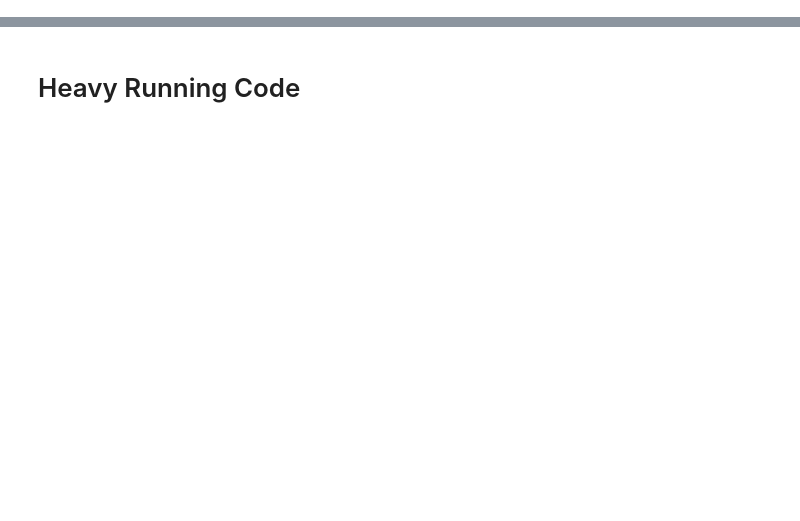
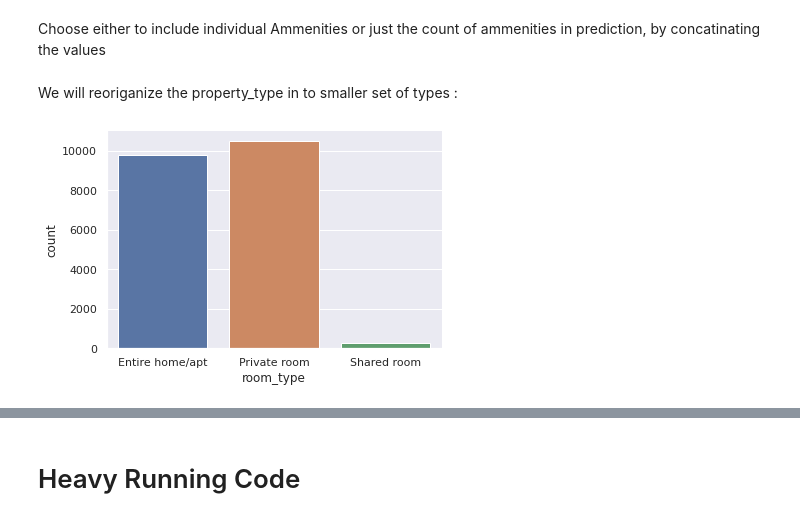
Before and after one commit to arunhiremath92/Airbnb-Price-Prediction, a Jupyter notebook: arun_airbnb_model_prediction_new.ipynb, the cells around one changed output, grey strips where cells are left out. Saved outputs shown, nothing was run; the diff lists cells and outputs as text; code cells hidden in the pictures; blank space fills up the shorter version.

```diff
--- a/arun_airbnb_model_prediction_new.ipynb
+++ b/arun_airbnb_model_prediction_new.ipynb
@@ -507,0 +161,4 @@ X_train, X_test, y_train, y_test = train_test_split(clean_data[columns_in_predic
+# %%
+df_dropped_imputed = df_dropped_rows.copy(deep=True)
+df_nan = nan_checker(df_dropped_imputed)
+# df_nan
@@ -507,0 +179,3 @@ X_train, X_test, y_train, y_test = train_test_split(clean_data[columns_in_predic
+# %%
+#decide between strategy 1 or 2
+df_na_filtered = df_dropped_imputed.copy(deep=True)
@@ -507,0 +217,2 @@ X_train, X_test, y_train, y_test = train_test_split(clean_data[columns_in_predic
+# %%
+df_na_filtered.drop(location_columns, axis=1, inplace=True)
@@ -507,0 +280,31 @@ X_train, X_test, y_train, y_test = train_test_split(clean_data[columns_in_predic
+# %%
+#Converting ammenities to a count
+#amenities count
+def amenities_counter(x):
+    return len(x.split(","))
+
+
+df_na_filtered["amenities_count"] = df_na_filtered.amenities.map(amenities_counter)
+df_na_filtered['Laptop_friendly_workspace'] = df_na_filtered['amenities'].str.contains('Laptop friendly workspace')
+df_na_filtered['TV'] = df_na_filtered['amenities'].str.contains('TV')
+df_na_filtered['Family_kid_friendly'] = df_na_filtered['amenities'].str.contains('Family/kid friendly')
+df_na_filtered['Host_greets_you'] = df_na_filtered['amenities'].str.contains('Host greets you')
+df_na_filtered['Smoking_allowed'] = df_na_filtered['amenities'].str.contains('Smoking allowed')
+df_na_filtered['Hot_water'] = df_na_filtered['amenities'].str.contains('Hot water')
+df_na_filtered['Fridge'] = df_na_filtered['amenities'].str.contains('Refrigerator')
+
+df_na_filtered['Laptop_friendly_workspace'] = df_na_filtered['Laptop_friendly_workspace'].map(boolean_mapping)
+df_na_filtered['TV'] = df_na_filtered['TV'].map(boolean_mapping)
+df_na_filtered['Family_kid_friendly'] = df_na_filtered['Family_kid_friendly'].map(boolean_mapping)
+df_na_filtered['Host_greets_you'] = df_na_filtered['Host_greets_you'].map(boolean_mapping)
+df_na_filtered['Smoking_allowed'] = df_na_filtered['Smoking_allowed'].map(boolean_mapping)
+df_na_filtered['Hot_water'] = df_na_filtered['Hot_water'].map(boolean_mapping)
+df_na_filtered['Fridge'] = df_na_filtered['Fridge'].map(boolean_mapping)
+
+amenities_columns = ['Laptop_friendly_workspace', 'TV', 'Family_kid_friendly', 'Host_greets_you',
+                     'Smoking_allowed', 'Hot_water', 'Fridge']
+
+
+
+#Drop the amenities column from prediction data-frame
+df_na_filtered.drop(['amenities'], axis=1, inplace=True)
@@ -507,0 +320,4 @@ X_train, X_test, y_train, y_test = train_test_split(clean_data[columns_in_predic
+# %% [markdown]
+Choose either to include individual Ammenities or just the count of ammenities in prediction, by concatinating the values
+# %% [markdown]
+We will reoriganize the property_type in to smaller set of types :
@@ -507,0 +378,7 @@ X_train, X_test, y_train, y_test = train_test_split(clean_data[columns_in_predic
+# %%
+sns.set(style="darkgrid")
+fig, ax = plt.subplots()
+sns.countplot(x="room_type", data=df_na_filtered)
+sns.despine()
+# %% [output]
+[figure, added]
```
Also changed, not shown: parts of 89 cells of this notebook, 1 other file.
